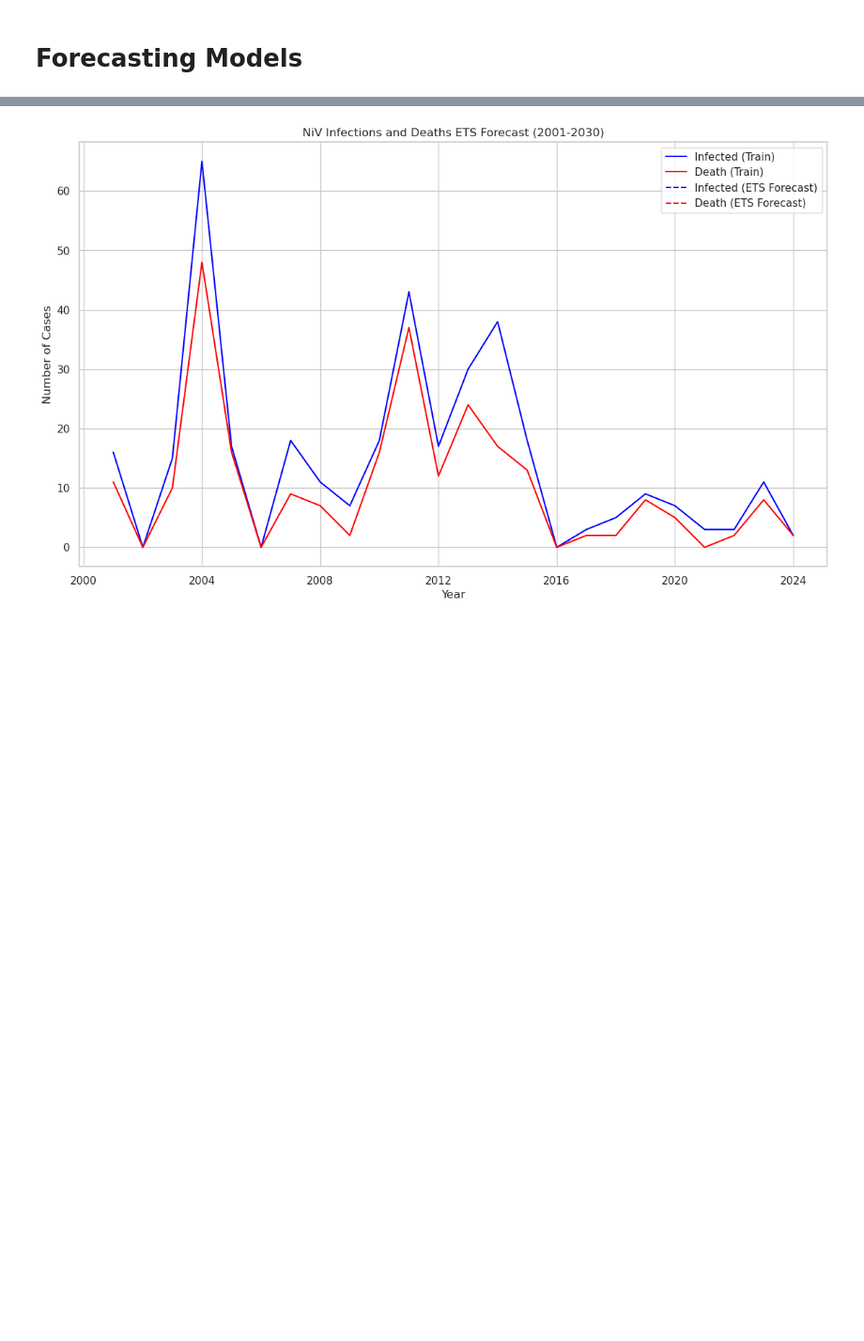
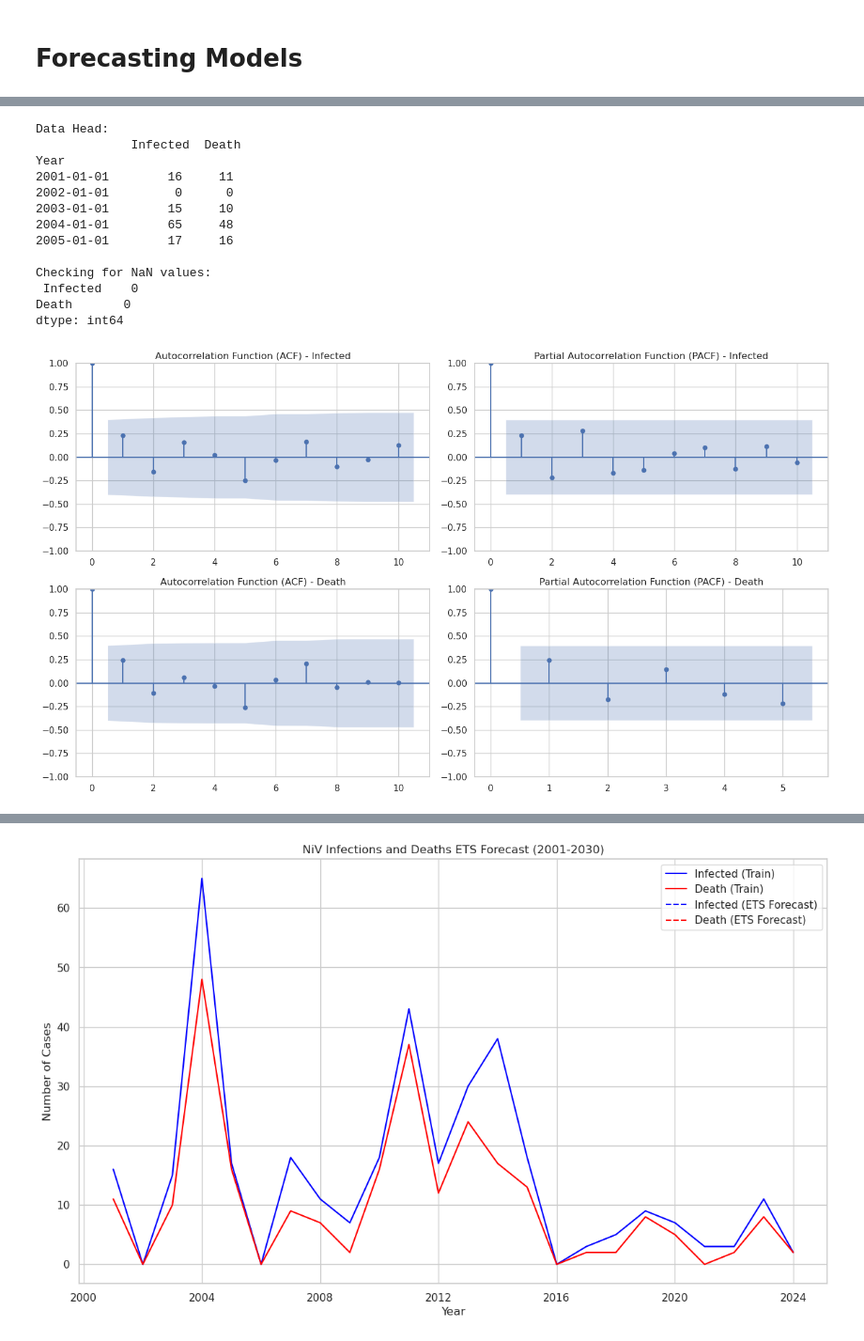
Before and after one commit to awnonbhowmik/NiV-Data-Analysis, a Jupyter notebook: analysis3.ipynb, the cells around one changed output, grey strips where cells are left out. Shown at 94% size. Drawn from its saved outputs; the diff is of its cells as text; code cells hidden in the pictures; blank space fills up the shorter version.

```diff
--- a/analysis3.ipynb
+++ b/analysis3.ipynb
@@ -774,0 +759,73 @@ Freq: YS-JAN, Name: predicted_mean, dtype: float64
+# %%
+from statsmodels.tsa.stattools import acf, pacf
+# Assuming `data` is your DataFrame with 'Infected' and 'Death' columns
+
+# Verify data structure
+print("Data Head:\n", data.head())
+print("\nChecking for NaN values:\n", data.isna().sum())
+
+# Set up the subplots for ACF and PACF plots
+plt.figure(figsize=(14, 8))
+
+# ACF plot for Infected
+plt.subplot(221)
+plot_acf(data['Infected'].dropna(), lags=10, ax=plt.gca())
+plt.title('Autocorrelation Function (ACF) - Infected')
+
+# PACF plot for Infected
+plt.subplot(222)
+plot_pacf(data['Infected'].dropna(), lags=10, ax=plt.gca())
+plt.title('Partial Autocorrelation Function (PACF) - Infected')
+
+# ACF plot for Death
+plt.subplot(223)
+plot_acf(data['Death'].dropna(), lags=10, ax=plt.gca())
+plt.title('Autocorrelation Function (ACF) - Death')
+
+# PACF plot for Death
+plt.subplot(224)
+plot_pacf(data['Death'].dropna(), lags=5, ax=plt.gca())  # Reduced lags to 5
+plt.title('Partial Autocorrelation Function (PACF) - Death')
+
+# Display the plots
+plt.tight_layout()
+plt.show()
+
+# Calculate ACF and PACF values
+infected_acf = acf(data['Infected'].dropna(), nlags=10)
+infected_pacf = pacf(data['Infected'].dropna(), nlags=10)
+death_acf = acf(data['Death'].dropna(), nlags=10)
+death_pacf = pacf(data['Death'].dropna(), nlags=10)
+
+# Display the ACF and PACF values
+print("\nACF values for 'Infected':\n", infected_acf)
+print("\nPACF values for 'Infected':\n", infected_pacf)
+print("\nACF values for 'Death':\n", death_acf)
+print("\nPACF values for 'Death':\n", death_pacf)
+
+# Suggesting p and q values
+def suggest_p_q(pacf_values, acf_values):
+    p = next((i for i, val in enumerate(pacf_values) if val < 1.96/np.sqrt(len(data['Infected']))), len(pacf_values))
+    q = next((i for i, val in enumerate(acf_values) if val < 1.96/np.sqrt(len(data['Infected']))), len(acf_values))
+    return p, q
+
+p_infected, q_infected = suggest_p_q(infected_pacf, infected_acf)
+p_death, q_death = suggest_p_q(death_pacf, death_acf)
+
+print(f"Suggested p, q values for 'Infected': p={p_infected}, q={q_infected}")
+print(f"Suggested p, q values for 'Death': p={p_death}, q={q_death}")
+# %% [output]
+Data Head:
+             Infected  Death
+Year
+2001-01-01        16     11
+2002-01-01         0      0
+2003-01-01        15     10
+2004-01-01        65     48
+2005-01-01        17     16
+
+Checking for NaN values:
+ Infected    0
+Death       0
+dtype: int64
+[figure, added]
```
Also changed, not shown: parts of 11 cells of this notebook, 10 other files.
